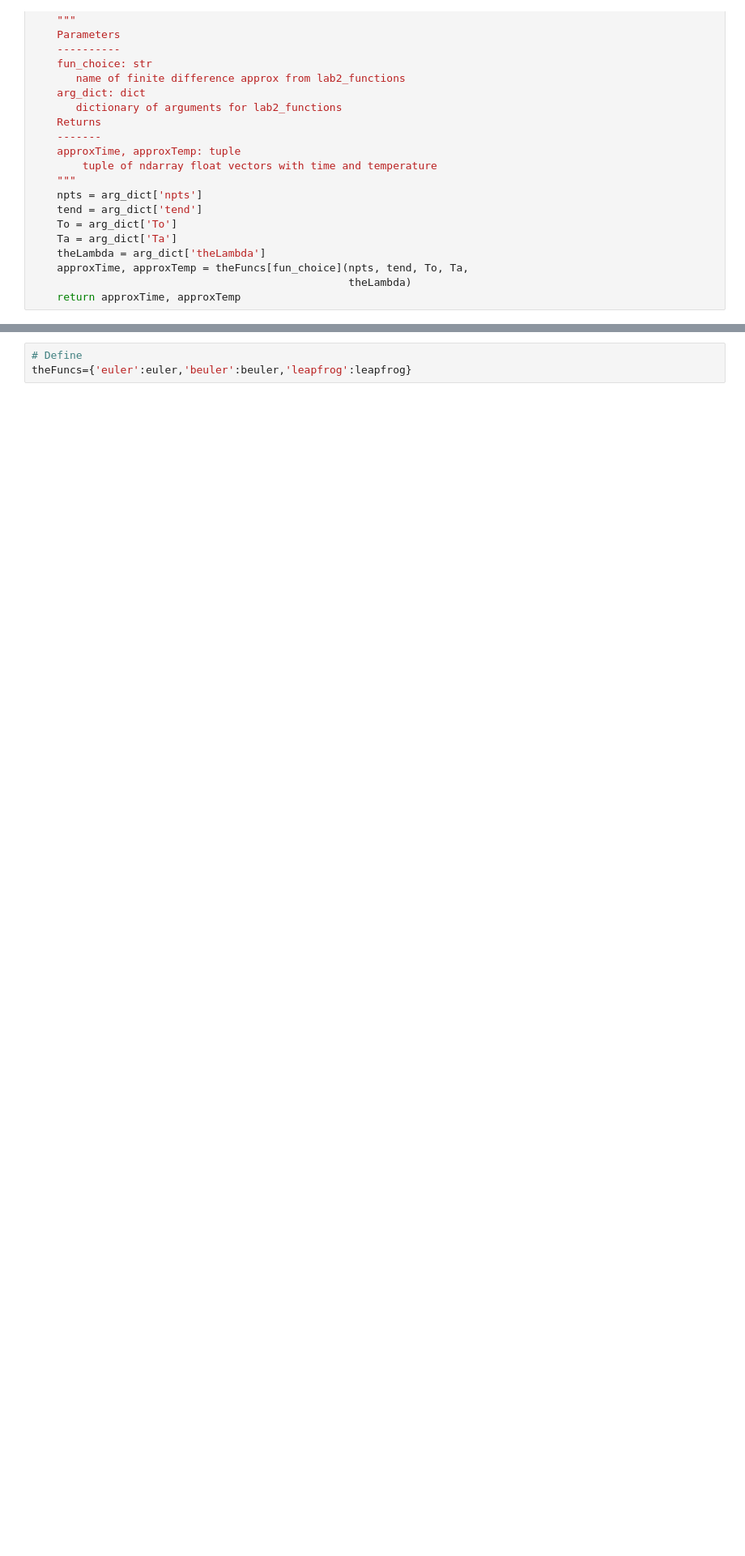
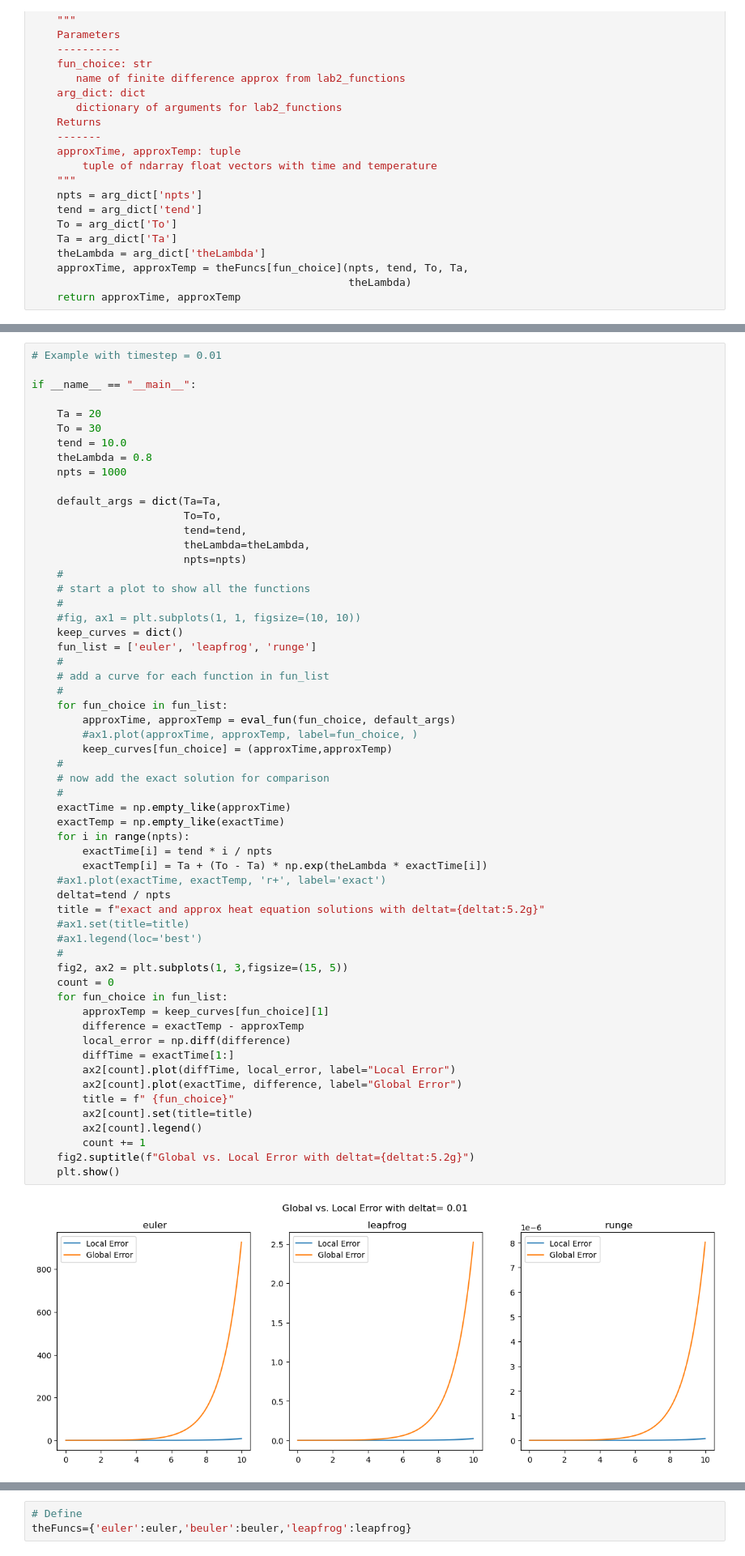
Before and after one commit to fongkenrui/numeric_2024, a Jupyter notebook: notebooks/lab2/Assignment 2.ipynb, the cells around one changed output, grey strips where cells are left out. Shown at 81% size. Drawn from its saved outputs; the diff is of its cells as text; blank space fills up the shorter version.

```diff
--- a/notebooks/lab2/Assignment 2.ipynb
+++ b/notebooks/lab2/Assignment 2.ipynb
@@ -246,0 +241,60 @@ Use your 9 results to answer parts a and b below.
+# %%
+# Example with timestep = 0.01
+
+if __name__ == "__main__":
+
+    Ta = 20
+    To = 30
+    tend = 10.0
+    theLambda = 0.8
+    npts = 1000
+
+    default_args = dict(Ta=Ta,
+                        To=To,
+                        tend=tend,
+                        theLambda=theLambda,
+                        npts=npts)
+    #
+    # start a plot to show all the functions
+    #
+    #fig, ax1 = plt.subplots(1, 1, figsize=(10, 10))
+    keep_curves = dict()
+    fun_list = ['euler', 'leapfrog', 'runge']
+    #
+    # add a curve for each function in fun_list
+    #
+    for fun_choice in fun_list:
+        approxTime, approxTemp = eval_fun(fun_choice, default_args)
+        #ax1.plot(approxTime, approxTemp, label=fun_choice, )
+        keep_curves[fun_choice] = (approxTime,approxTemp)
+    #
+    # now add the exact solution for comparison
+    #
+    exactTime = np.empty_like(approxTime)
+    exactTemp = np.empty_like(exactTime)
+    for i in range(npts):
+        exactTime[i] = tend * i / npts
+        exactTemp[i] = Ta + (To - Ta) * np.exp(theLambda * exactTime[i])
+    #ax1.plot(exactTime, exactTemp, 'r+', label='exact')
+    deltat=tend / npts
+    title = f"exact and approx heat equation solutions with deltat={deltat:5.2g}"
+    #ax1.set(title=title)
+    #ax1.legend(loc='best')
+    #
+    fig2, ax2 = plt.subplots(1, 3,figsize=(15, 5))
+    count = 0
+    for fun_choice in fun_list:
+        approxTemp = keep_curves[fun_choice][1]
+        difference = exactTemp - approxTemp
+        local_error = np.diff(difference)
+        diffTime = exactTime[1:]
+        ax2[count].plot(diffTime, local_error, label="Local Error")
+        ax2[count].plot(exactTime, difference, label="Global Error")
+        title = f" {fun_choice}"
+        ax2[count].set(title=title)
+        ax2[count].legend()
+        count += 1
+    fig2.suptitle(f"Global vs. Local Error with deltat={deltat:5.2g}")
+    plt.show()
+# %% [output]
+[figure, added]
```
Also changed, not shown: parts of 21 cells of this notebook, 27 other files.
